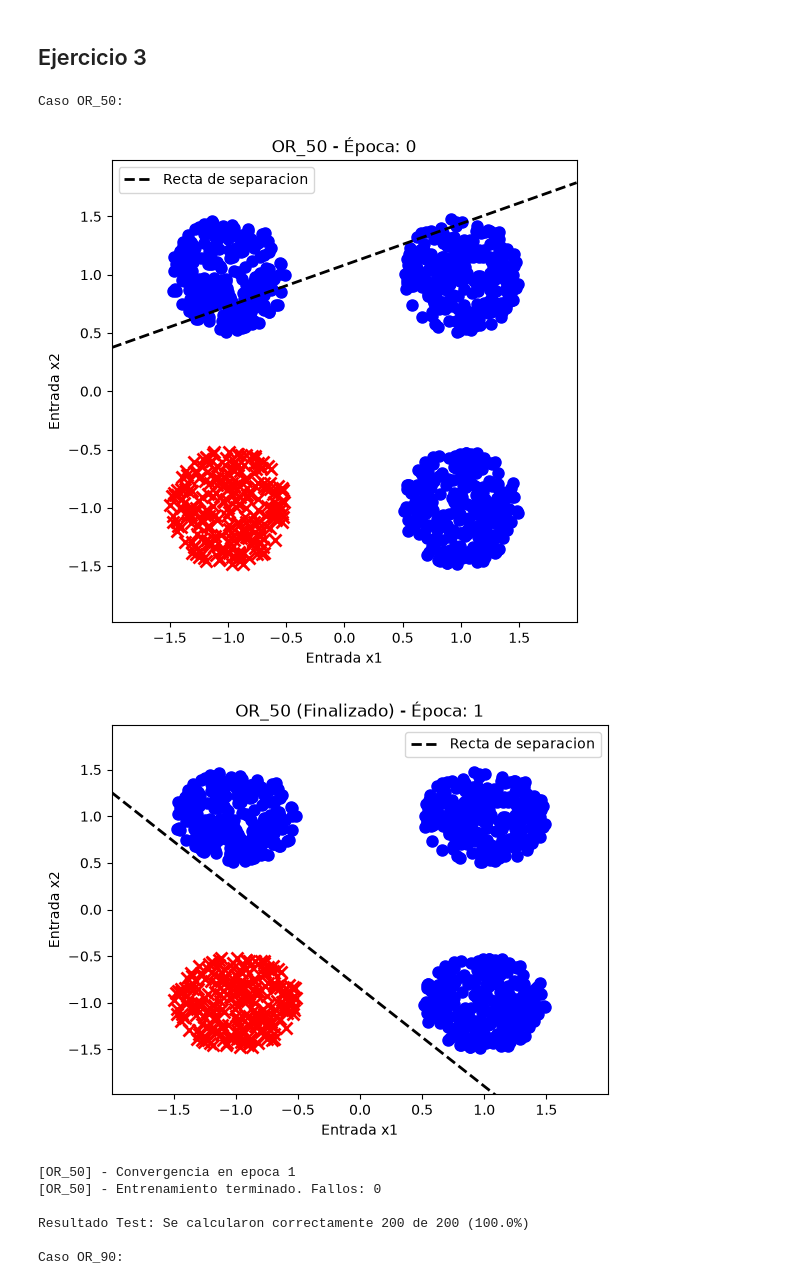
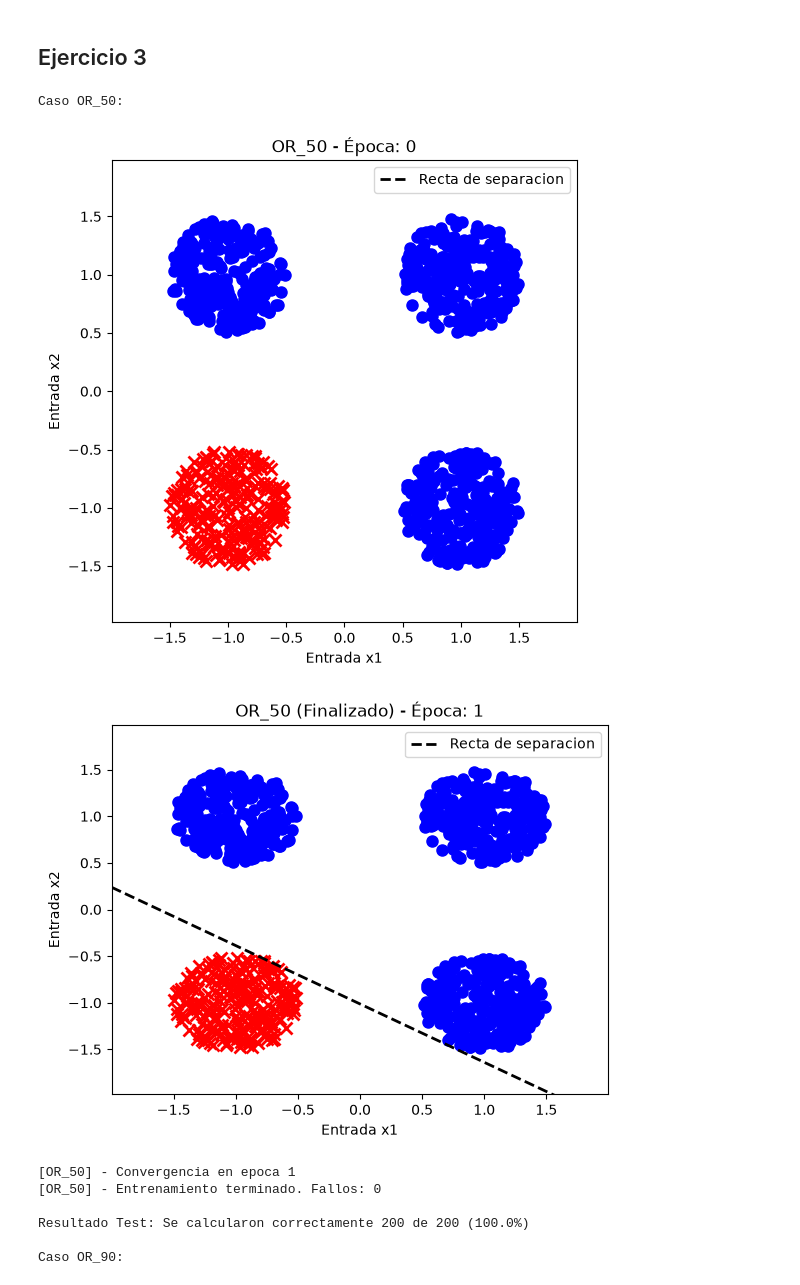
Before and after one commit to LuKyTa14/TPs_InteligenciaComputacional, a Jupyter notebook: Guia1/guia1.ipynb, the cells around one changed output. Cells and saved outputs as stored; diff of their text form; code cells hidden in the pictures.

```diff
--- a/Guia1/guia1.ipynb
+++ b/Guia1/guia1.ipynb
@@ -28,7 +28,7 @@ class PerceptronSimpleOO:
                 y = self.predecir(x)
                 if y != yd:
                     error = yd - y
-                    self.w += self.tasa_aprendizaje * error * x
+                    self.w += (self.tasa_aprendizaje/2) * error * x
 
             fallos = 0
             for x, yd in zip(X_train, Y_train):
@@ -145,7 +145,7 @@ class PerceptronGrafico:
                 y = self.predecir(x)
                 if y != yd:
                     error = yd - y
-                    self.w += self.tasa_aprendizaje * error * x
+                    self.w += (self.tasa_aprendizaje/2) * error * x
 
             fallos = 0
             for x, yd in zip(X_train, Y_train):
@@ -261,7 +267,7 @@ class PerceptronGrafico:
                 y = self.predecir(x)
                 if y != yd:
                     error = yd - y
-                    self.w += self.tasa_aprendizaje * error * x
+                    self.w += (self.tasa_aprendizaje/2) * error * x
 
             # criterio de corte
             fallos = 0
@@ -297,35 +303,35 @@ def cargar_datos(ruta_archivo):
     with open(ruta_archivo, 'r') as archivo:
         archivo_csv = csv.reader(archivo)
         for i in archivo_csv:
             datos_x.append([-1.0, float(i[0]), float(i[1])])
             yd.append(int(i[2]))
     return np.array(datos_x), np.array(yd)
 
 
 if __name__ == "__main__":
     X_trn_50, Y_trn_50 = cargar_datos("datos/OR_50_trn.csv")
     X_tst_50, Y_tst_50 = cargar_datos("datos/OR_50_tst.csv")
     red_50 = PerceptronGrafico(num_entradas=3, tasa_aprendizaje=0.01, epocas_maximas=10)
 
     print("Caso OR_50: ")
     red_50.train(X_trn_50, Y_trn_50, titulo_grafico="OR_50")
     print("")
     red_50.test(X_tst_50, Y_tst_50)
 
     print("")
     X_trn_90, Y_trn_90 = cargar_datos("datos/OR_90_trn.csv")
     X_tst_90, Y_tst_90 = cargar_datos("datos/OR_90_tst.csv")
     red_90 = PerceptronGrafico(num_entradas=3, tasa_aprendizaje=0.01, epocas_maximas=10)
 
     print("Caso OR_90: ")
     red_90.train(X_trn_90, Y_trn_90, titulo_grafico="OR_90")
 
     print("")
     red_90.test(X_tst_90, Y_tst_90)
 # %% [output]
 Caso OR_50:
-[figure, old version]
+[figure, new version]
-[figure, old version]
+[figure, new version]
 [OR_50] - Convergencia en epoca 1
 [OR_50] - Entrenamiento terminado. Fallos: 0
 
```
Also changed, not shown: parts of 2 cells of this notebook, 7 other files.
